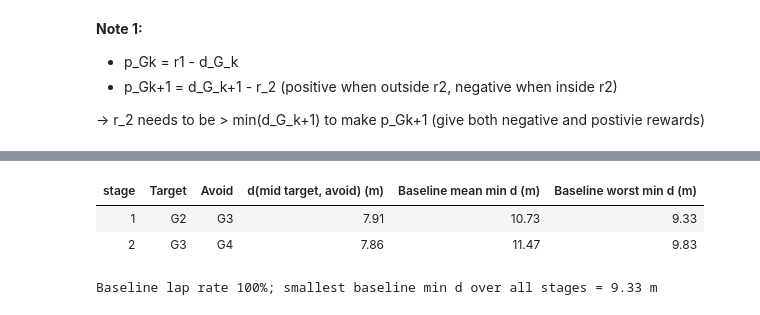
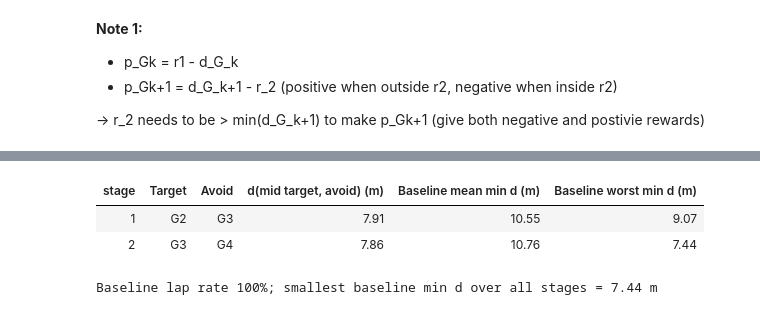
Before and after one commit to VIP-Team-AIDA3/RL_planner, a Jupyter notebook: RL Tutorial/Demo Results/tune-weights.ipynb, the cells around one changed output, grey strips where cells are left out. Drawn from its saved outputs; the diff is of its cells as text; code cells hidden in the pictures.

```diff
--- a/RL Tutorial/Demo Results/tune-weights.ipynb
+++ b/RL Tutorial/Demo Results/tune-weights.ipynb
@@ -96,21 +172,18 @@ def q_learning(env, discount_factor, alpha, epsilon, n_episodes):
                 break
     return Q
 
-def train(stl_order, seed=seeds[0]):
+def train(stl_order, seed=seeds[0], window_len=arms[0]["window"][0], overlap=arms[0]["window"][1],
+          mode=arms[0]["mode"], label=True):
     np.random.seed(seed)
     env = RaceEnv(COURSE_PATH, CELL_SIZE_M=cell_size, MAX_STEPS=SETTINGS["MAX_STEPS"], NOISE=SETTINGS["NOISE"])
     # stage 0's ρ_gate shaping hurts training when stl_order > 0; at stl_order = 0 there is no order reward, so include it
     stages_from = 0 if stl_order == 0 else first_stage
-    monitor = STLOrderMonitor(env, REWARDS={**STL_REWARDS, "stl_order": stl_order}, r1=r1, r2=r2, first_stage=stages_from, H_BINS=h_bins)
+    monitor = STLOrderMonitor(env, REWARDS={**STL_REWARDS, "stl_order": stl_order}, r1=r1, r2=r2, first_stage=stages_from,
+                              window_len=window_len, overlap=overlap, reward_mode=mode, H_BINS=h_bins, observe_label=label)
     visits = VisitCounter(monitor)
     start = time.perf_counter()
     Q = q_learning(visits, SETTINGS["DISCOUNT_FACTOR"], SETTINGS["ALPHA"], SETTINGS["EPSILON"], SETTINGS["episodes"])
     return monitor, Q, len(visits.visited), time.perf_counter() - start
-
-def train_one(stl_order, seed):
-    monitor, Q, states, train_s = train(stl_order, seed)
-    return {"stl_order": stl_order, "seed": seed, "train_s": train_s, "states": states,
-            **evaluate_greedy(monitor, Q, SETTINGS["test_rollouts"])}
 
 def stage_distances(env, Q, n_rollouts):
     rows = []
@@ -144,27 +232,32 @@ def stage_distances(env, Q, n_rollouts):
 # %%
 # find the min distance to gate k+1 in stages (1, 2)
-baseline, Q_base, _, _ = train(0)
+baseline, Q_base, _, _ = train(0, label=False)   # plain Q-learning
 base_d = stage_distances(baseline, Q_base, SETTINGS["test_rollouts"])
-base_d = base_d[base_d["stage"] >= first_stage] # w=0 run includes stage 0; keep the r2 analysis on the tuned stages
 
-G = baseline.env.GATES
-n = len(G)
-geometry = []
-for k in range(first_stage, n - 1):
-    nxt = k + 1
-    mid = 0.5 * (G[k]["p1"] + G[k]["p2"])
-    geometry.append({"stage": k, "Target": G[k]["name"], "Avoid": G[nxt]["name"],
-                     "d(mid target, avoid) (m)": baseline.gate_distance(mid, nxt)})
-stage_table = (pd.DataFrame(geometry)
-               .merge(base_d.groupby("stage")["d_next"].agg(["mean", "min"]).reset_index(), on="stage", how="left")
-               .rename(columns={"mean": "Baseline mean min d (m)", "min": "Baseline worst min d (m)"}))
-display(stage_table.style.format(precision=2, na_rep="-").hide(axis="index"))
+if base_d.empty:
+    print(f"The plain baseline finished no laps in {SETTINGS['episodes']} episodes, so the min-distance analysis for r2 "
+          "cannot be built. Raise SETTINGS['episodes'] (3000 recommended) and rerun this cell. The sweep below does not depend on it.")
+else:
+    base_d = base_d[base_d["stage"] >= first_stage] # the baseline run includes stage 0; keep the r2 analysis on the tuned stages
 
-print(f"Baseline lap rate {base_d['rollout'].nunique() / SETTINGS['test_rollouts']:.0%}; "
-      f"smallest baseline min d over all stages = {base_d['d_next'].min():.2f} m")
+    G = baseline.env.GATES
+    n = len(G)
+    geometry = []
+    for k in range(first_stage, n - 1):
+        nxt = k + 1
+        mid = 0.5 * (G[k]["p1"] + G[k]["p2"])
+        geometry.append({"stage": k, "Target": G[k]["name"], "Avoid": G[nxt]["name"],
+                         "d(mid target, avoid) (m)": baseline.gate_distance(mid, nxt)})
+    stage_table = (pd.DataFrame(geometry)
+                   .merge(base_d.groupby("stage")["d_next"].agg(["mean", "min"]).reset_index(), on="stage", how="left")
+                   .rename(columns={"mean": "Baseline mean min d (m)", "min": "Baseline worst min d (m)"}))
+    show(stage_table)
+
+    print(f"Baseline lap rate {base_d['rollout'].nunique() / SETTINGS['test_rollouts']:.0%}; "
+          f"smallest baseline min d over all stages = {base_d['d_next'].min():.2f} m")
 # %% [output]
 | stage | Target | Avoid | d(mid target, avoid) (m) | Baseline mean min d (m) | Baseline worst min d (m) |
-| 1 | G2 | G3 | 7.91 | 10.73 | 9.33 |
-| 2 | G3 | G4 | 7.86 | 11.47 | 9.83 |
+| 1 | G2 | G3 | 7.91 | 10.55 | 9.07 |
+| 2 | G3 | G4 | 7.86 | 10.76 | 7.44 |
-Baseline lap rate 100%; smallest baseline min d over all stages = 9.33 m
+Baseline lap rate 100%; smallest baseline min d over all stages = 7.44 m
 # %%
```
Also changed, not shown: parts of 8 cells of this notebook, 52 other files.
